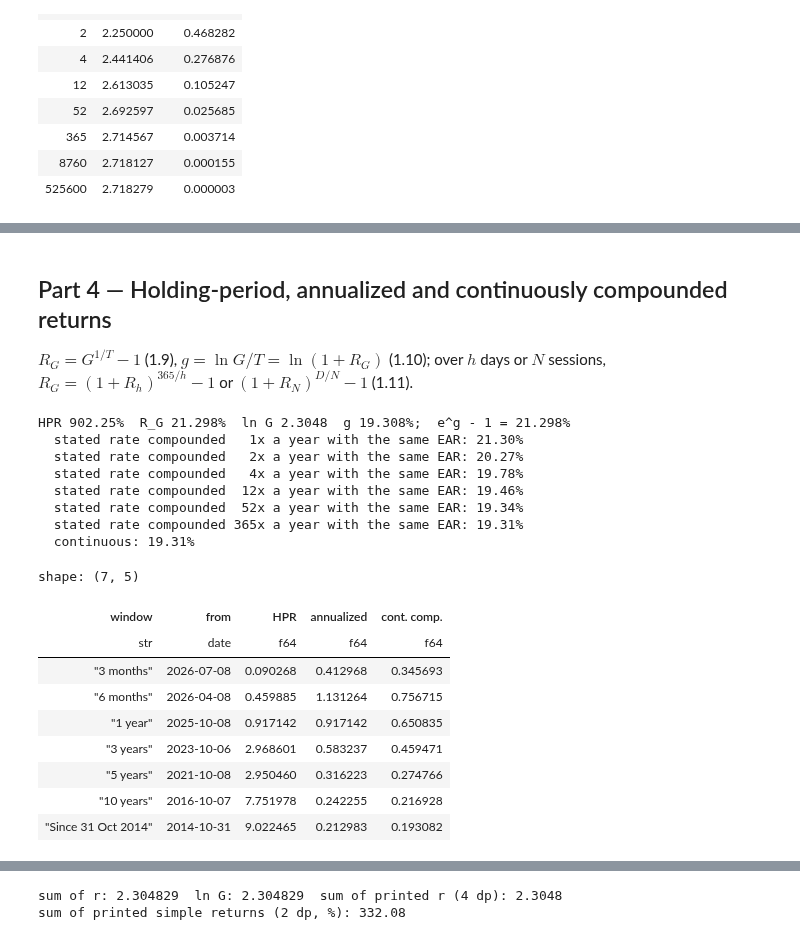
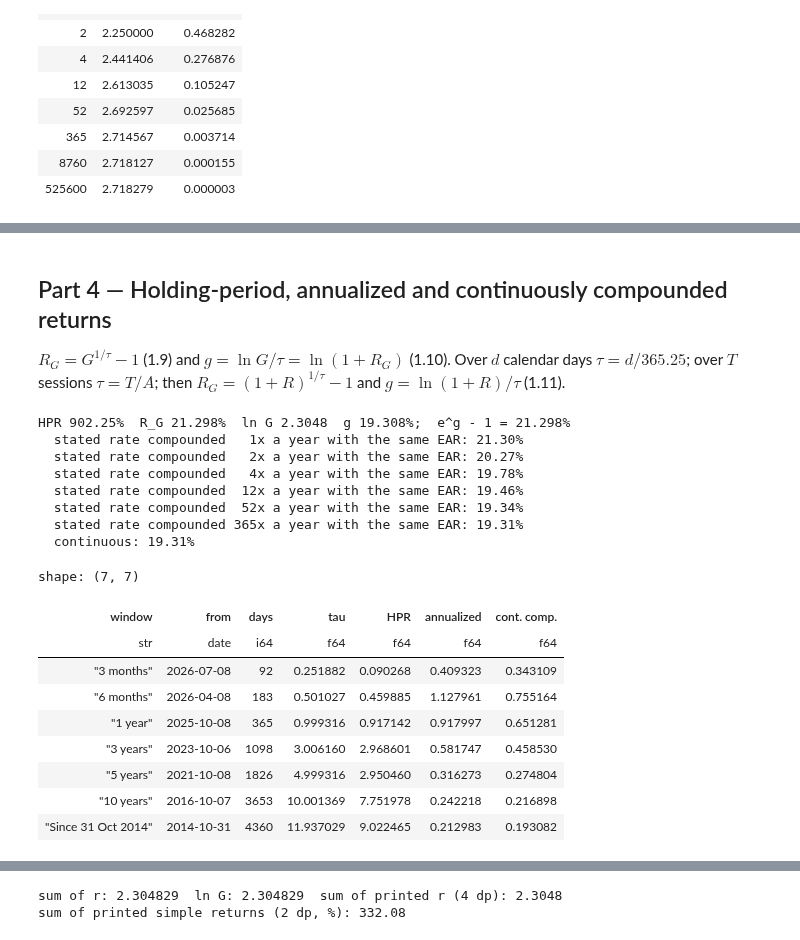
Before and after one commit to Benjamin-Teng/Quant-math-for-beginner, a Jupyter notebook: labs/LM01_lab/LM01_lab.ipynb, the cells around one changed output, grey strips where cells are left out. Drawn from its saved outputs; the diff is of its cells as text; code cells hidden in the pictures.

```diff
--- a/labs/LM01_lab/LM01_lab.ipynb
+++ b/labs/LM01_lab/LM01_lab.ipynb
@@ -27,6 +29,7 @@ import matplotlib.pyplot as plt
 
 DATA = Path("data")
 BASE = date(2014, 10, 31)                     # last close before the first daily return
+YEAR = 365.25                                 # a span in years is calendar days / 365.25
 pl.Config.set_tbl_rows(30)
 pl.Config.set_float_precision(6)
 plt.rcParams.update({"figure.figsize": (9, 4.5), "axes.grid": True, "grid.alpha": 0.3,
@@ -49,20 +52,21 @@ def load_raw(sym):
     assert not unexplained
     return df
 
-def total_returns(sym):
+def prices_and_flows(sym):
     df = load_raw(sym)
-    sd, k = SPLITS[sym]
+    split_date, split_ratio = SPLITS[sym]
     d = (div.select("date", pl.col("cash_dividend").alias("D")) if sym == "0050"
          else pl.DataFrame({"date": [], "D": []}, schema={"date": pl.Utf8, "D": pl.Float64}))
     return (df.join(d, on="date", how="left")
+              .sort("date")                                   # never rely on row order after a join
               .with_columns(pl.col("D").fill_null(0.0),
-                            pl.when(pl.col("date") == pl.lit(sd)).then(pl.lit(k)).otherwise(pl.lit(1.0)).alias("k"))
-              .select("date", pl.col("close").alias(f"P_{sym}"), pl.col("D").alias(f"D_{sym}"), pl.col("k").alias(f"k_{sym}")))
+                            pl.when(pl.col("date") == pl.lit(split_date)).then(pl.lit(split_ratio)).otherwise(pl.lit(1.0)).alias("ratio"))
+              .select("date", pl.col("close").alias(f"P_{sym}"), pl.col("D").alias(f"D_{sym}"), pl.col("ratio").alias(f"ratio_{sym}")))
 
-raw0050, raw631 = total_returns("0050"), total_returns("00631L")
+raw0050, raw631 = prices_and_flows("0050"), prices_and_flows("00631L")
 
 def add_returns(df, sym):
-    R = (pl.col(f"P_{sym}") + pl.col(f"D_{sym}")) / (pl.col(f"P_{sym}").shift(1) / pl.col(f"k_{sym}")) - 1
+    R = (pl.col(f"P_{sym}") + pl.col(f"D_{sym}")) / (pl.col(f"P_{sym}").shift(1) / pl.col(f"ratio_{sym}")) - 1
     return df.with_columns(R.alias(f"R_{sym}"))
 
 # (a) 0050 on its own trading days; (b) the series of the module, aligned with 00631L on common dates (as in LM3)
@@ -72,7 +76,7 @@ aligned = (add_returns(add_returns(raw0050.join(raw631, on="date", how="inner").
 R = aligned["R_0050"].to_numpy(); RL = aligned["R_00631L"].to_numpy()
 dates = [BASE] + aligned["date"].to_list()
 W = np.concatenate([[1.0], np.cumprod(1 + R)]); WL = np.concatenate([[1.0], np.cumprod(1 + RL)])
-print(f"own series: {own.height} returns; aligned series: {aligned.height} returns")
+print(f"own series: {own.height} returns; aligned series: T = {aligned.height} returns")
 print(f"growth factor: own {np.prod(1 + own['R_0050'].to_numpy()):.6f}  aligned {W[-1]:.6f}")
 # %% [output]
 0050: 2907 rows, checksum mismatches 23, unexplained []
@@ -82,14 +86,14 @@ growth factor: own 10.022465  aligned 10.022465
 # %%
 # Exhibit 1: one growth factor, three returns
 G = W[-1]; lnG = math.log(G)
-days = (dates[-1] - BASE).days; T = days / 365.25
-RG = G ** (1 / T) - 1; g = lnG / T
-case = {"G": G, "NT$100,000 ->": 100_000 * G, "HPR": G - 1, "days": days, "T (years)": T,
+days = (dates[-1] - BASE).days; tau = days / YEAR
+RG = G ** (1 / tau) - 1; g = lnG / tau
+case = {"G": G, "NT$100,000 ->": 100_000 * G, "HPR": G - 1, "days": days, "tau (years)": tau,
         "annualized R_G": RG, "log growth ln G": lnG, "continuously compounded g": g}
-for k, v in case.items():
-    print(f"{k:28s} {v:,.6f}")
+for name, v in case.items():
+    print(f"{name:28s} {v:,.6f}")
 assert round(G, 4) == 10.0225 and round(RG, 4) == 0.2130 and round(g, 4) == 0.1931 and round(lnG, 4) == 2.3048
-print(f"check: ln(1+R_G) = {math.log1p(RG):.6f} = g;  simple-interest 'annualization' (G-1)/T = {(G - 1) / T:.2%}")
+print(f"check: ln(1+R_G) = {math.log1p(RG):.6f} = g;  simple-interest 'annualization' (G-1)/tau = {(G - 1) / tau:.2%}")
 # %% [output]
 G                            10.022465
 NT$100,000 ->                1,002,246.510286
@@ -220,7 +232,7 @@ KC: EAR of 5.85% monthly 6.0094%; cc equivalents 5.8358% and 5.8269%
 # %% [markdown]
 ## Part 4 — Holding-period, annualized and continuously compounded returns
 
-$R_G=G^{1/T}-1$ (1.9), $g=\ln G/T=\ln(1+R_G)$ (1.10); over $h$ days or $N$ sessions, $R_G=(1+R_h)^{365/h}-1$ or $(1+R_N)^{D/N}-1$ (1.11).
+$R_G=G^{1/\tau}-1$ (1.9) and $g=\ln G/\tau=\ln(1+R_G)$ (1.10). Over $d$ calendar days $\tau=d/365.25$; over $T$ sessions $\tau=T/A$; then $R_G=(1+R)^{1/\tau}-1$ and $g=\ln(1+R)/\tau$ (1.11).
 # %%
 # Exhibit 6 values and Example 4 (the same growth quoted at several frequencies)
 print(f"HPR {G - 1:.2%}  R_G {RG:.3%}  ln G {lnG:.4f}  g {g:.3%};  e^g - 1 = {math.expm1(g):.3%}")
@@ -237,31 +249,32 @@ HPR 902.25%  R_G 21.298%  ln G 2.3048  g 19.308%;  e^g - 1 = 21.298%
   stated rate compounded 365x a year with the same EAR: 19.31%
   continuous: 19.31%
 # %%
-# Exhibit 7: trailing windows (start = last close on or before the nominal date)
+# Exhibit 7: trailing windows (start = last close on or before the same calendar date; tau = days / 365.25)
 IDX = {d: k for k, d in enumerate(dates)}
 def on_or_before(d):
     while d not in IDX:
         d = date.fromordinal(d.toordinal() - 1)
     return d
 END = dates[-1]
 rows = []
-for label, nominal, yrs in [("3 months", date(2026, 7, 8), 0.25), ("6 months", date(2026, 4, 8), 0.5), ("1 year", date(2025, 10, 8), 1.0),
-                            ("3 years", date(2023, 10, 8), 3.0), ("5 years", date(2021, 10, 8), 5.0), ("10 years", date(2016, 10, 8), 10.0),
-                            ("Since 31 Oct 2014", BASE, T)]:
-    s = on_or_before(nominal); Gw = W[IDX[END]] / W[IDX[s]]
-    rows.append({"window": label, "from": s, "HPR": Gw - 1, "annualized": Gw ** (1 / yrs) - 1, "cont. comp.": math.log(Gw) / yrs})
+for label, nominal in [("3 months", date(2026, 7, 8)), ("6 months", date(2026, 4, 8)), ("1 year", date(2025, 10, 8)),
+                       ("3 years", date(2023, 10, 8)), ("5 years", date(2021, 10, 8)), ("10 years", date(2016, 10, 8)),
+                       ("Since 31 Oct 2014", BASE)]:
+    s = on_or_before(nominal); Gw = W[IDX[END]] / W[IDX[s]]; tw = (END - s).days / YEAR
+    rows.append({"window": label, "from": s, "days": (END - s).days, "tau": tw, "HPR": Gw - 1,
+                 "annualized": Gw ** (1 / tw) - 1, "cont. comp.": math.log(Gw) / tw})
 pl.DataFrame(rows)
 # %% [output]
-shape: (7, 5)
+shape: (7, 7)
-| window | from | HPR | annualized | cont. comp. |
-| str | date | f64 | f64 | f64 |
-| "3 months" | 2026-07-08 | 0.090268 | 0.412968 | 0.345693 |
-| "6 months" | 2026-04-08 | 0.459885 | 1.131264 | 0.756715 |
-| "1 year" | 2025-10-08 | 0.917142 | 0.917142 | 0.650835 |
-| "3 years" | 2023-10-06 | 2.968601 | 0.583237 | 0.459471 |
-| "5 years" | 2021-10-08 | 2.950460 | 0.316223 | 0.274766 |
-| "10 years" | 2016-10-07 | 7.751978 | 0.242255 | 0.216928 |
-| "Since 31 Oct 2014" | 2014-10-31 | 9.022465 | 0.212983 | 0.193082 |
+| window | from | days | tau | HPR | annualized | cont. comp. |
+| str | date | i64 | f64 | f64 | f64 | f64 |
+| "3 months" | 2026-07-08 | 92 | 0.251882 | 0.090268 | 0.409323 | 0.343109 |
+| "6 months" | 2026-04-08 | 183 | 0.501027 | 0.459885 | 1.127961 | 0.755164 |
+| "1 year" | 2025-10-08 | 365 | 0.999316 | 0.917142 | 0.917997 | 0.651281 |
+| "3 years" | 2023-10-06 | 1098 | 3.006160 | 2.968601 | 0.581747 | 0.458530 |
+| "5 years" | 2021-10-08 | 1826 | 4.999316 | 2.950460 | 0.316273 | 0.274804 |
+| "10 years" | 2016-10-07 | 3653 | 10.001369 | 7.751978 | 0.242218 | 0.216898 |
+| "Since 31 Oct 2014" | 2014-10-31 | 4360 | 11.937029 | 9.022465 | 0.212983 | 0.193082 |
 # %%
 # Example 5: a 90-day return annualized five ways
 a90, b90 = date(2026, 7, 9), date(2026, 10, 7)
```
Also changed, not shown: parts of 25 cells of this notebook, 19 other files.
